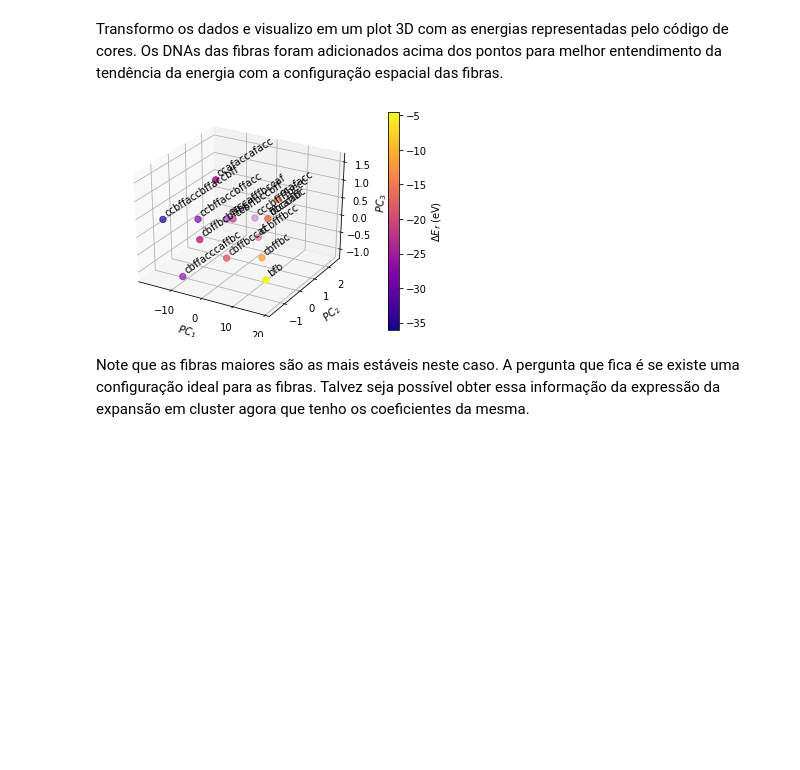
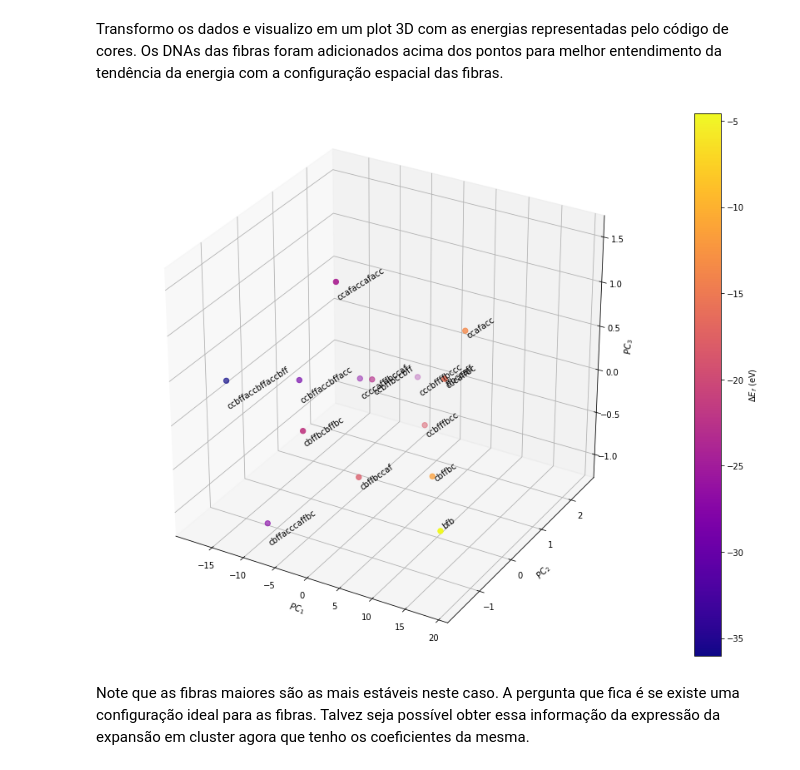
Before and after one commit to ClaudioPadilha/ncFibresDFTML, a Jupyter notebook: ncFibresDftMl.ipynb, the cells around one changed output. Cells and saved outputs as stored; diff of their text form; code cells hidden in the pictures; blank space fills up the shorter version.

```diff
--- a/ncFibresDftMl.ipynb
+++ b/ncFibresDftMl.ipynb
@@ -240,24 +288,24 @@ Transformo os dados e visualizo em um plot 3D com as energias representadas pelo
 # %%
 X_pca = pca.transform(X)
 
 from mpl_toolkits.mplot3d import Axes3D
 
-fig = plt.figure()
+fig = plt.figure(figsize=(15,12))
 ax = fig.add_subplot(111, projection='3d')
 sct = ax.scatter(X_pca[:,0], X_pca[:,1], X_pca[:,2], cmap=plt.get_cmap('plasma'), c=y, s=40) #, alpha=0.1, c='black', edgecolors='none', s=30)
 cbar = fig.colorbar(sct) #, shrink=0.5, aspect=5)
 cbar.ax.set_ylabel('$\Delta E_f$ (eV)')
 for i, j in zip(X_pca, labels):
     ax.text(i[0], i[1], i[2]+0.1, j, (1,1,0))
 
 ax.set_xlabel('$PC_1$')
 ax.set_ylabel('$PC_2$')
 ax.set_zlabel('$PC_3$')
 
 
 plt.show()
 # %% [output]
-[figure, old version]
+[figure, new version]
 # %% [markdown]
 Note que as fibras maiores são as mais estáveis neste caso. A pergunta que fica é se existe uma configuração ideal para as fibras. Talvez seja possível obter essa informação da expressão da expansão em cluster agora que tenho os coeficientes da mesma.
 # %% [markdown]
```
Also changed, not shown: parts of 10 cells of this notebook, 1 other file.
